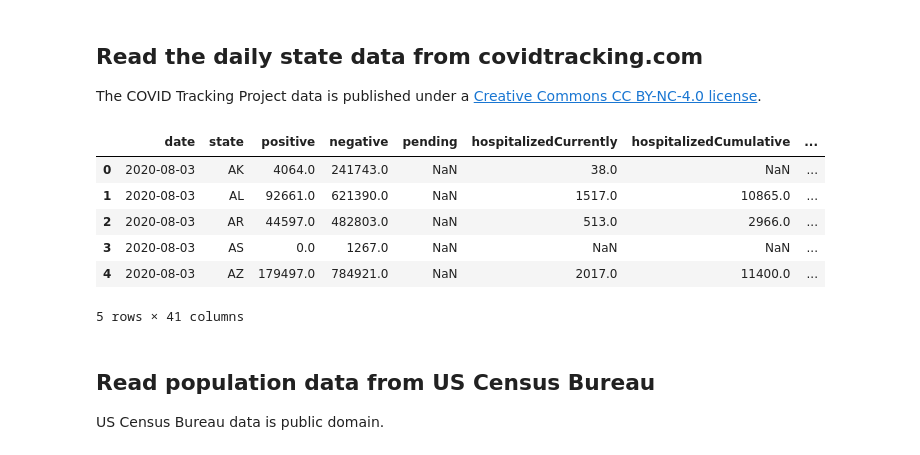
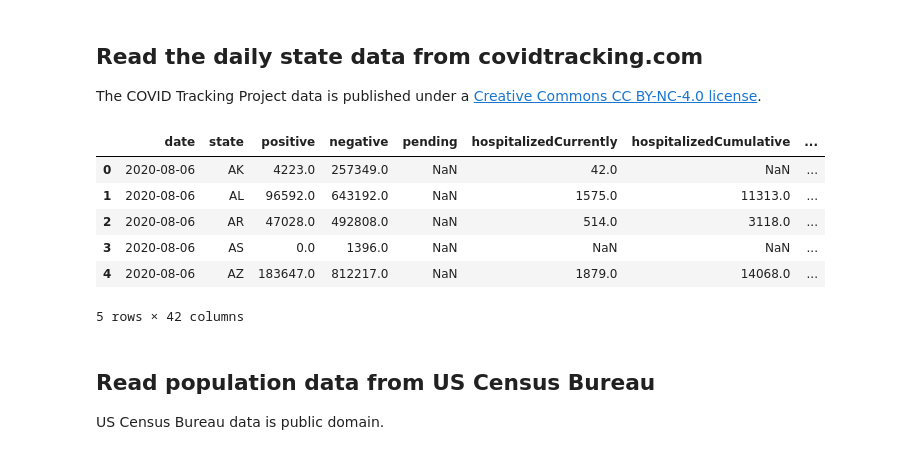
Before and after one commit to staceybellerose/covid19-jupyter, a Jupyter notebook: covid-state-graph.ipynb, the cells around one changed output. Cells and saved outputs as stored; diff of their text form; code cells hidden in the pictures.

```diff
--- a/covid-state-graph.ipynb
+++ b/covid-state-graph.ipynb
@@ -94,17 +101,19 @@ state_abbrev.index.names = ['state']
 
 The COVID Tracking Project data is published under a [Creative Commons CC BY-NC-4.0 license](http://creativecommons.org/licenses/by-nc/4.0/).
 # %%
+pd.set_option("precision", 4)
 data_url = "http://covidtracking.com/api/states/daily.csv"
 corona = pd.read_csv(data_url, parse_dates=['date'])
-corona.head()
+corona['testPositivityRate'] = corona['positiveIncrease'] * 100 / corona['totalTestResultsIncrease']
+corona.head(5)
 # %% [output]
 |  | date | state | positive | negative | pending | hospitalizedCurrently | hospitalizedCumulative | ... |
-| 0 | 2020-08-03 | AK | 4064.0 | 241743.0 | NaN | 38.0 | NaN | ... |
-| 1 | 2020-08-03 | AL | 92661.0 | 621390.0 | NaN | 1517.0 | 10865.0 | ... |
-| 2 | 2020-08-03 | AR | 44597.0 | 482803.0 | NaN | 513.0 | 2966.0 | ... |
-| 3 | 2020-08-03 | AS | 0.0 | 1267.0 | NaN | NaN | NaN | ... |
-| 4 | 2020-08-03 | AZ | 179497.0 | 784921.0 | NaN | 2017.0 | 11400.0 | ... |
+| 0 | 2020-08-06 | AK | 4223.0 | 257349.0 | NaN | 42.0 | NaN | ... |
+| 1 | 2020-08-06 | AL | 96592.0 | 643192.0 | NaN | 1575.0 | 11313.0 | ... |
+| 2 | 2020-08-06 | AR | 47028.0 | 492808.0 | NaN | 514.0 | 3118.0 | ... |
+| 3 | 2020-08-06 | AS | 0.0 | 1396.0 | NaN | NaN | NaN | ... |
+| 4 | 2020-08-06 | AZ | 183647.0 | 812217.0 | NaN | 1879.0 | 14068.0 | ... |
-5 rows × 41 columns
+5 rows × 42 columns
 # %% [markdown]
 ## Read population data from US Census Bureau
 
```
Also changed, not shown: parts of 11 cells of this notebook, 1 other file.
